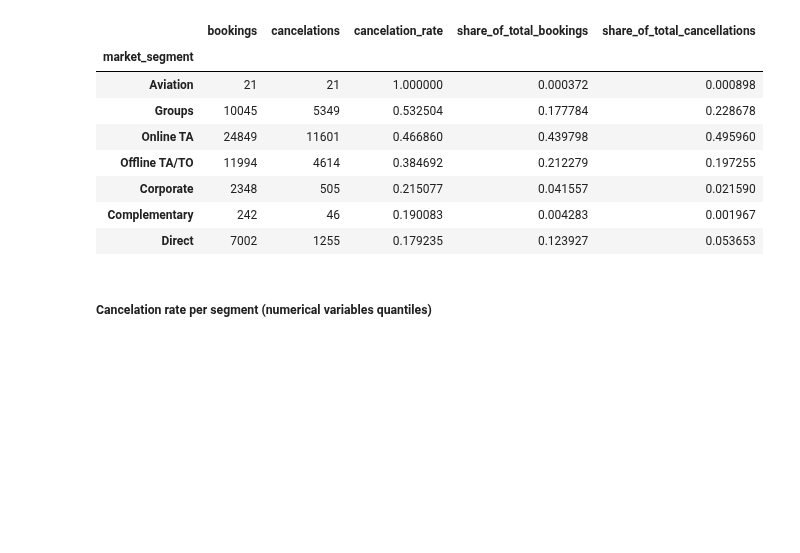
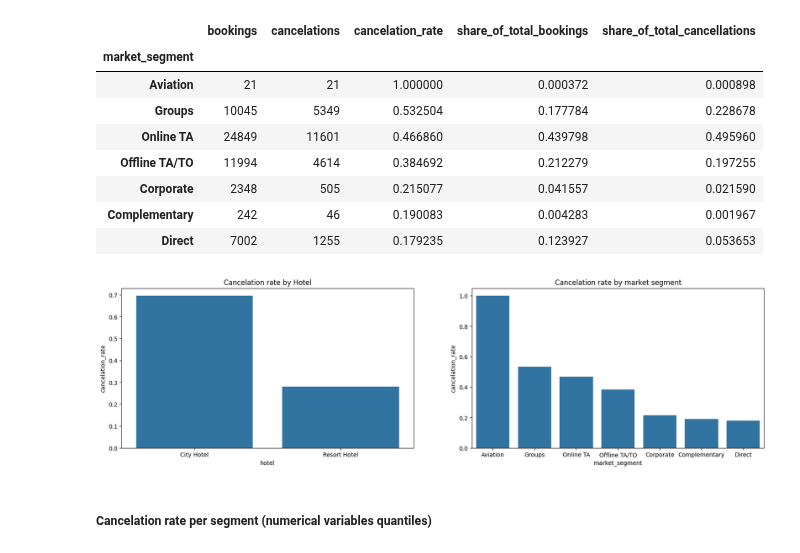
Before and after one commit to maxenceperon/Taller1_Felipe_Maxence_Ciencia_de_datos, a Jupyter notebook: eda.ipynb, the cells around one changed output. Cells and saved outputs as stored; diff of their text form; code cells hidden in the pictures; blank space fills up the shorter version.

```diff
--- a/eda.ipynb
+++ b/eda.ipynb
@@ -184,6 +184,29 @@ display(summary_market)
 | Corporate | 2348 | 505 | 0.215077 | 0.041557 | 0.021590 |
 | Complementary | 242 | 46 | 0.190083 | 0.004283 | 0.001967 |
 | Direct | 7002 | 1255 | 0.179235 | 0.123927 | 0.053653 |
+# %%
+data_plot1=summary_hotel.reset_index()
+data_plot2=summary_market.reset_index()
+
+fig, (ax1,ax2)= plt.subplots(1, 2, figsize=(20,5))
+
+sns.barplot(
+    x=data_plot1["hotel"],
+    y=data_plot1["cancelation_rate"],
+    ax=ax1
+)
+ax1.set_title("Cancelation rate by Hotel")
+
+sns.barplot(
+    x=data_plot2["market_segment"],
+    y=data_plot2["cancelation_rate"],
+    ax=ax2
+)
+ax2.set_title("Cancelation rate by market segment")
+
+plt.show()
+# %% [output]
+[figure, added]
 # %% [markdown]
 ##### Cancelation rate per segment (numerical variables quantiles)
 # %%
```
Also changed, not shown: parts of 9 cells of this notebook.
